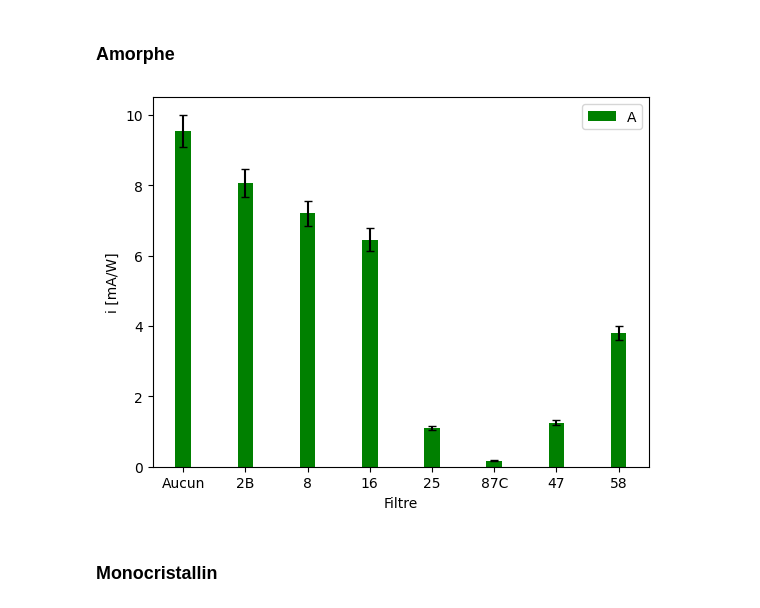
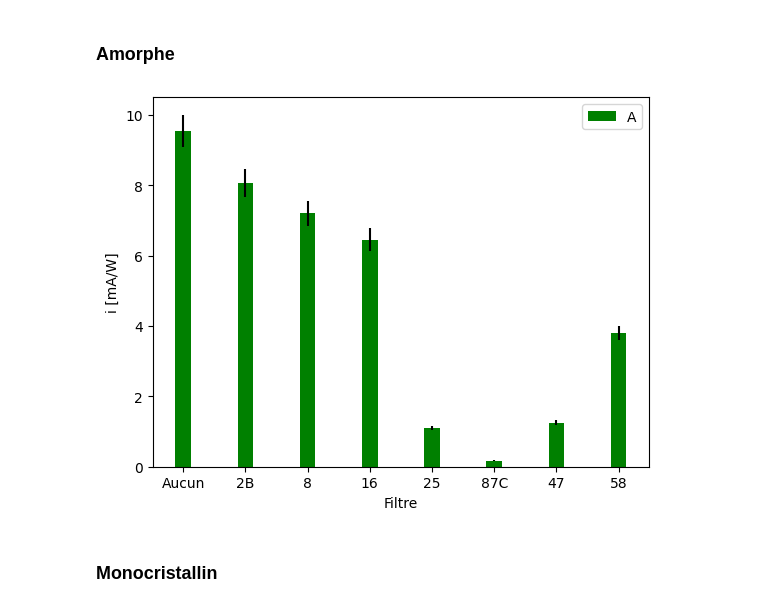
Before and after one commit to TomVdt/TPII-rapports, a Jupyter notebook: 01-J7-energie-solaire/analyse/exp4.ipynb, the cells around one changed output. Cells and saved outputs as stored; diff of their text form; code cells hidden in the pictures.

```diff
--- a/01-J7-energie-solaire/analyse/exp4.ipynb
+++ b/01-J7-energie-solaire/analyse/exp4.ipynb
@@ -54,22 +54,22 @@ tikz.save("../plots/Pgamma(filtre).tikz")
 # %%
 # i = Igamma / Pgamma
 igammadata = pd.read_csv("../data/Igamma(filtre),amorphe,d=42cm.csv", delimiter=", ")
 Igamma = igammadata["Igamma [mA]"]
 delta_igamma = np.ones(len(Igamma)) * 0.003
 
 # Fit data linearly
 i = Igamma / Pgamma
 delta_i = delta_igamma / Pgamma + Igamma / (Pgamma ** 2) * delta_Pgamma
 x = np.arange(len(filtres))
 
-plt.bar(x, i, yerr=delta_i, capsize=capsize, width=barwidth, color=colors["A"], label="A")
+plt.bar(x, i, yerr=delta_i, width=barwidth, color=colors["A"], label="A")
 plt.legend()
 plt.xticks(x, pgammaSdata["Filtre"])
 plt.xlabel("Filtre")
 plt.ylabel("i [mA/W]")
 tikz.save("../plots/i(filtre),A.tikz")
 # %% [output]
-[figure, old version]
+[figure, new version]
 # %% [markdown]
 ### Monocristallin
 # %% [markdown]
```
Also changed, not shown: parts of 1 cell of this notebook, 4 other files.
